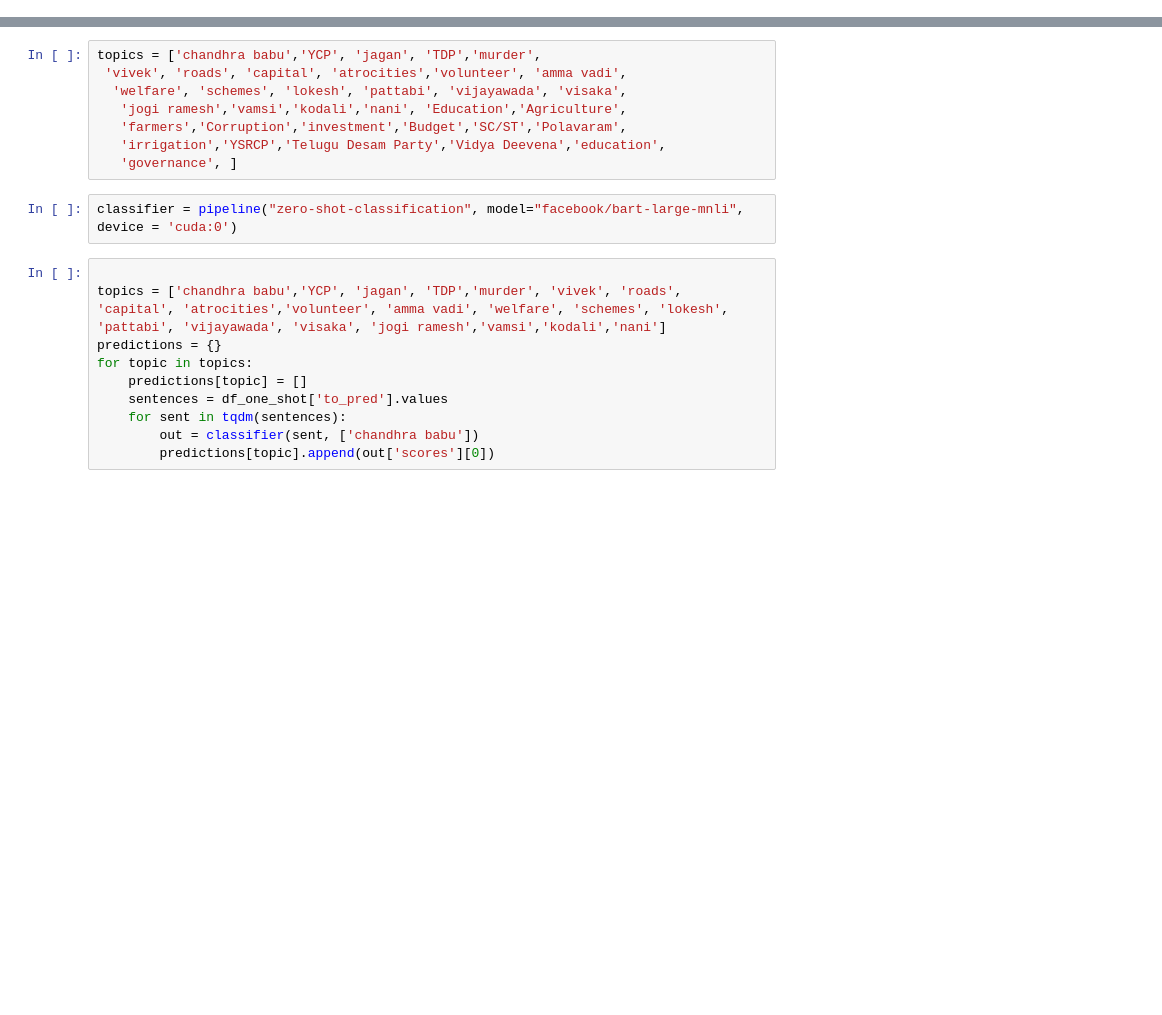
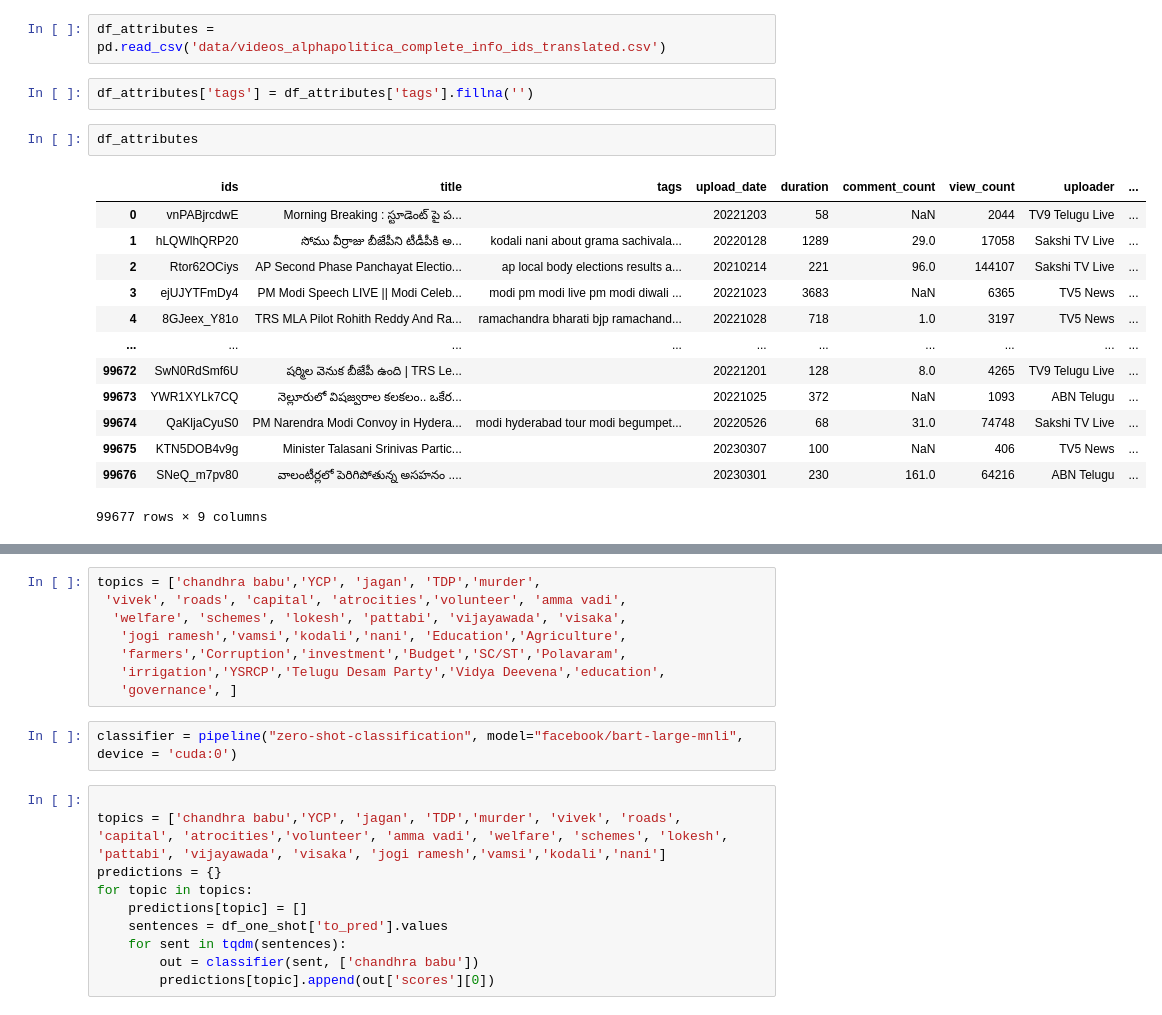
Before and after one commit to kowshikchills/alphapolitica, a Jupyter notebook: ai.ipynb, the cells around one changed output, grey strips where cells are left out. Drawn from its saved outputs; the diff is of its cells as text; blank space fills up the shorter version.

```diff
--- a/ai.ipynb
+++ b/ai.ipynb
@@ -20,0 +86,20 @@ df_one_shot['to_pred'] = df_one_shot['title'] + ' ' + df_one_shot['para_phrased_
+# %%
+df_attributes = pd.read_csv('data/videos_alphapolitica_complete_info_ids_translated.csv')
+# %%
+df_attributes['tags'] = df_attributes['tags'].fillna('')
+# %%
+df_attributes
+# %% [output]
+|  | ids | title | tags | upload_date | duration | comment_count | view_count | uploader | ... |
+| 0 | vnPABjrcdwE | Morning Breaking : స్టూడెంట్ పై ప... |  | 20221203 | 58 | NaN | 2044 | TV9 Telugu Live | ... |
+| 1 | hLQWlhQRP20 | సోము వీర్రాజు బీజేపీని టీడీపీకి అ... | kodali nani about grama sachivala... | 20220128 | 1289 | 29.0 | 17058 | Sakshi TV Live | ... |
+| 2 | Rtor62OCiys | AP Second Phase Panchayat Electio... | ap local body elections results a... | 20210214 | 221 | 96.0 | 144107 | Sakshi TV Live | ... |
+| 3 | ejUJYTFmDy4 | PM Modi Speech LIVE || Modi Celeb... | modi pm modi live pm modi diwali ... | 20221023 | 3683 | NaN | 6365 | TV5 News | ... |
+| 4 | 8GJeex_Y81o | TRS MLA Pilot Rohith Reddy And Ra... | ramachandra bharati bjp ramachand... | 20221028 | 718 | 1.0 | 3197 | TV5 News | ... |
+| ... | ... | ... | ... | ... | ... | ... | ... | ... | ... |
+| 99672 | SwN0RdSmf6U | షర్మిల వెనుక బీజేపీ ఉంది | TRS Le... |  | 20221201 | 128 | 8.0 | 4265 | TV9 Telugu Live | ... |
+| 99673 | YWR1XYLk7CQ | నెల్లూరులో విషజ్వరాల కలకలం.. ఒకేర... |  | 20221025 | 372 | NaN | 1093 | ABN Telugu | ... |
+| 99674 | QaKljaCyuS0 | PM Narendra Modi Convoy in Hydera... | modi hyderabad tour modi begumpet... | 20220526 | 68 | 31.0 | 74748 | Sakshi TV Live | ... |
+| 99675 | KTN5DOB4v9g | Minister Talasani Srinivas Partic... |  | 20230307 | 100 | NaN | 406 | TV5 News | ... |
+| 99676 | SNeQ_m7pv80 | వాలంటీర్లలో పెరిగిపోతున్న అసహనం .... |  | 20230301 | 230 | 161.0 | 64216 | ABN Telugu | ... |
+99677 rows × 9 columns
```
Also changed, not shown: parts of 15 cells of this notebook, 4 other files.
